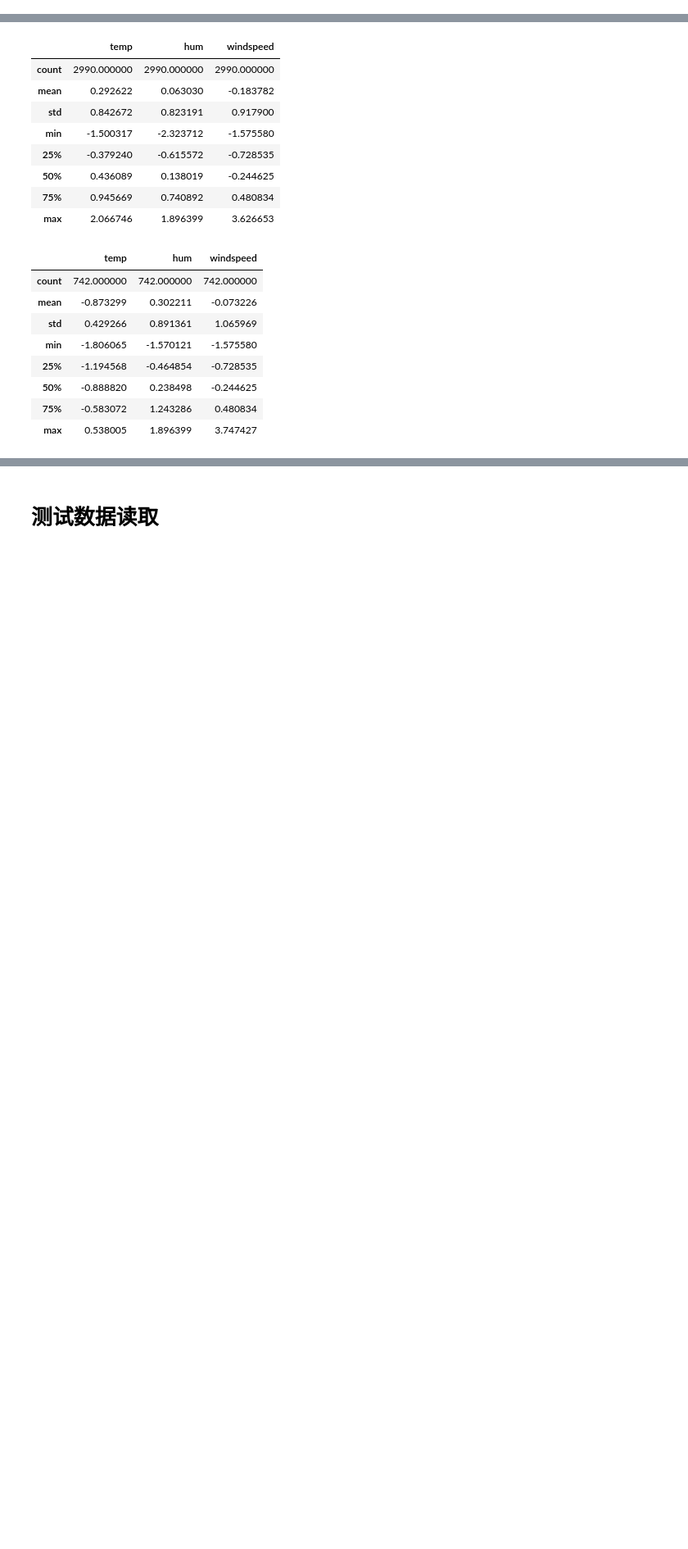
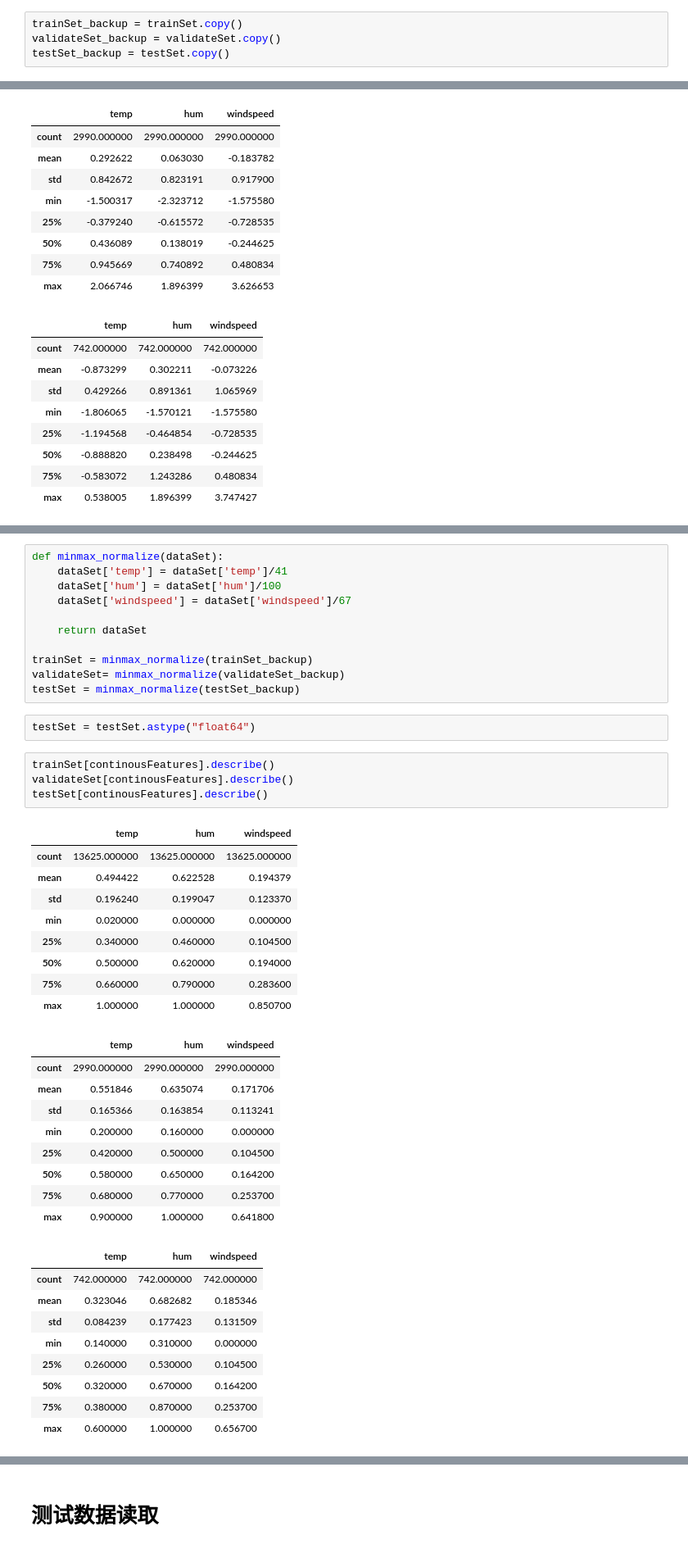
Before and after one commit to linzch3/Open-Course-Learning, a Jupyter notebook: A04.Artificial Intelligence - SYSU - RYH/Project/regression/Dataset preprocessing - step 2-2 - remove feature[day+atemp].ipynb, the cells around one changed output, grey strips where cells are left out. Shown at 82% size. Cells and saved outputs as stored; diff of their text form; blank space fills up the shorter version.

```diff
--- a/A04.Artificial Intelligence - SYSU - RYH/Project/regression/Dataset preprocessing - step 2-2 - remove feature[day+atemp].ipynb
+++ b/A04.Artificial Intelligence - SYSU - RYH/Project/regression/Dataset preprocessing - step 2-2 - remove feature[day+atemp].ipynb
@@ -444,0 +445,4 @@ array([[  1.  ,   0.  ,   0.  ,   0.  ,   1.  ,   0.  ,   0.  ,   0.  ,
+# %%
+trainSet_backup = trainSet.copy()
+validateSet_backup = validateSet.copy()
+testSet_backup = testSet.copy()
@@ -532,0 +545,45 @@ testSet.to_csv(dirPath + '\\test.csv', index=False, header=False)
+# %%
+def minmax_normalize(dataSet):
+    dataSet['temp'] = dataSet['temp']/41
+    dataSet['hum'] = dataSet['hum']/100
+    dataSet['windspeed'] = dataSet['windspeed']/67
+
+    return dataSet
+
+trainSet = minmax_normalize(trainSet_backup)
+validateSet= minmax_normalize(validateSet_backup)
+testSet = minmax_normalize(testSet_backup)
+# %%
+testSet = testSet.astype("float64")
+# %%
+trainSet[continousFeatures].describe()
+validateSet[continousFeatures].describe()
+testSet[continousFeatures].describe()
+# %% [output]
+|  | temp | hum | windspeed |
+| count | 13625.000000 | 13625.000000 | 13625.000000 |
+| mean | 0.494422 | 0.622528 | 0.194379 |
+| std | 0.196240 | 0.199047 | 0.123370 |
+| min | 0.020000 | 0.000000 | 0.000000 |
+| 25% | 0.340000 | 0.460000 | 0.104500 |
+| 50% | 0.500000 | 0.620000 | 0.194000 |
+| 75% | 0.660000 | 0.790000 | 0.283600 |
+| max | 1.000000 | 1.000000 | 0.850700 |
+|  | temp | hum | windspeed |
+| count | 2990.000000 | 2990.000000 | 2990.000000 |
+| mean | 0.551846 | 0.635074 | 0.171706 |
+| std | 0.165366 | 0.163854 | 0.113241 |
+| min | 0.200000 | 0.160000 | 0.000000 |
+| 25% | 0.420000 | 0.500000 | 0.104500 |
+| 50% | 0.580000 | 0.650000 | 0.164200 |
+| 75% | 0.680000 | 0.770000 | 0.253700 |
+| max | 0.900000 | 1.000000 | 0.641800 |
+|  | temp | hum | windspeed |
+| count | 742.000000 | 742.000000 | 742.000000 |
+| mean | 0.323046 | 0.682682 | 0.185346 |
+| std | 0.084239 | 0.177423 | 0.131509 |
+| min | 0.140000 | 0.310000 | 0.000000 |
+| 25% | 0.260000 | 0.530000 | 0.104500 |
+| 50% | 0.320000 | 0.670000 | 0.164200 |
+| 75% | 0.380000 | 0.870000 | 0.253700 |
+| max | 0.600000 | 1.000000 | 0.656700 |
```
Also changed, not shown: parts of 12 cells of this notebook, 53 other files.
